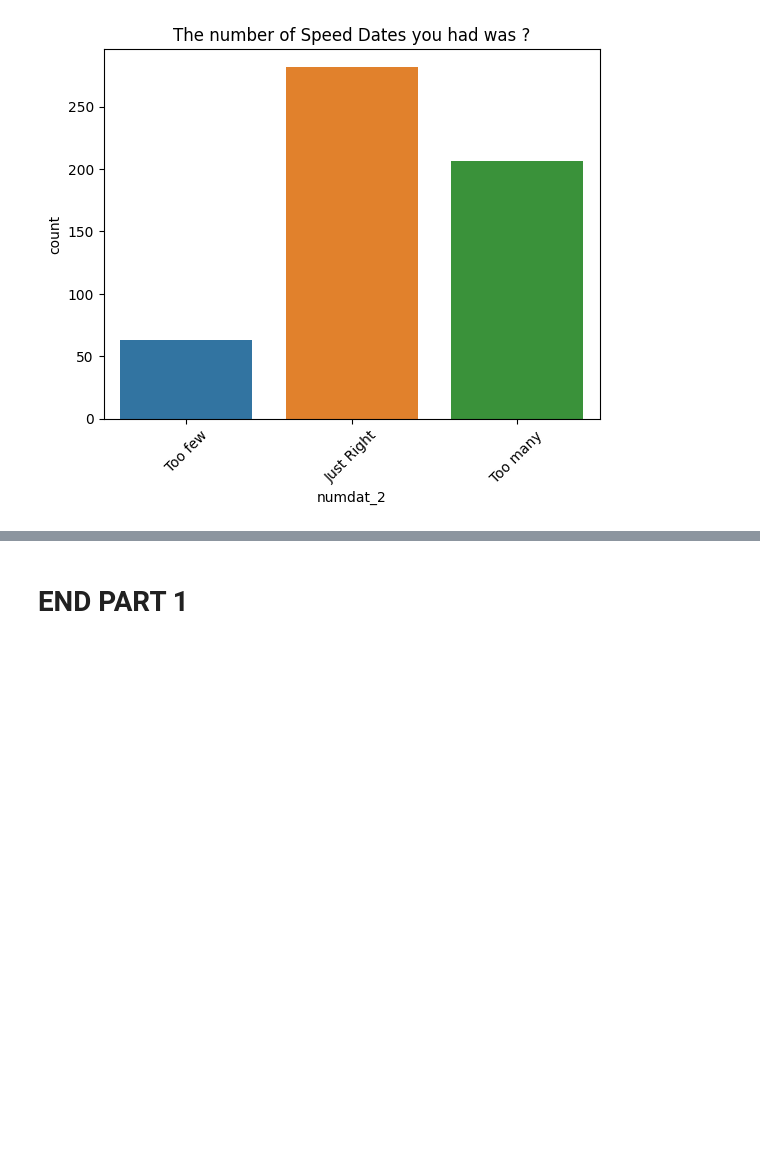
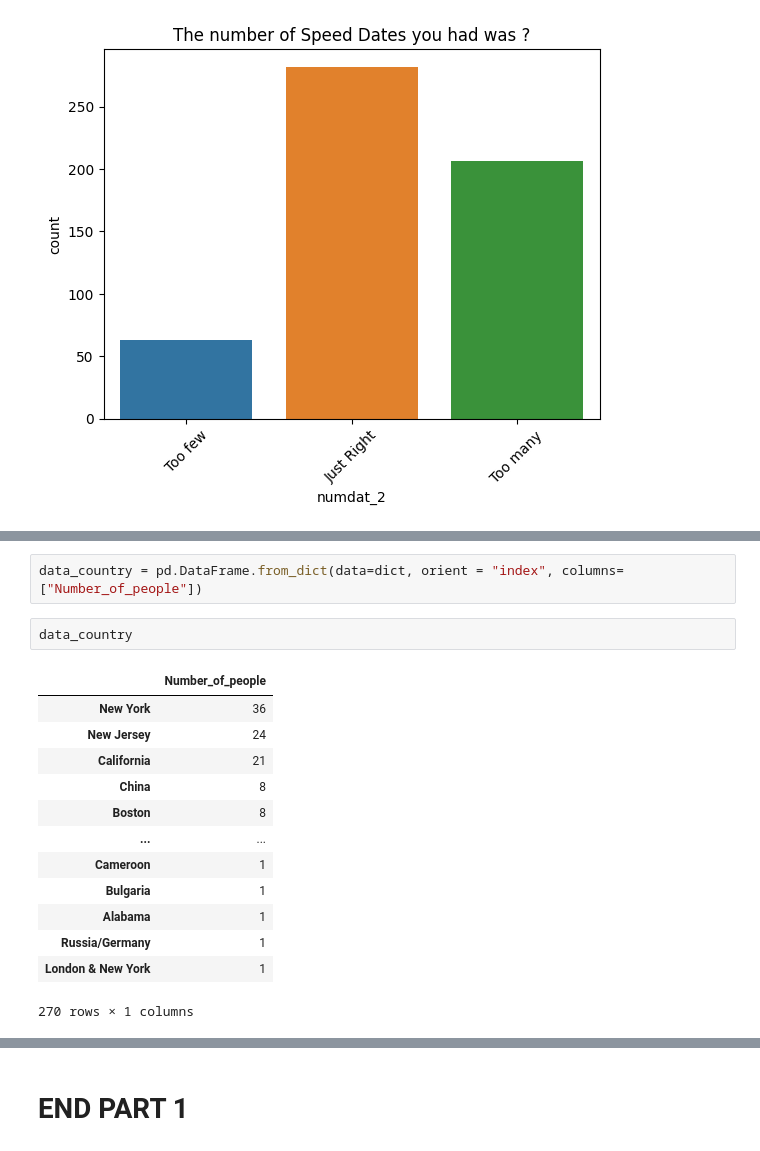
Before and after one commit to linda-kinn/Block_2_Speed_Dating, a Jupyter notebook: Part_0_Speed_Dating.ipynb, the cells around one changed output, grey strips where cells are left out. Cells and saved outputs as stored; diff of their text form; blank space fills up the shorter version.

```diff
--- a/Part_0_Speed_Dating.ipynb
+++ b/Part_0_Speed_Dating.ipynb
@@ -354,0 +417,18 @@ ax13.set_title("The number of Speed Dates you had was ?");
+# %%
+data_country = pd.DataFrame.from_dict(data=dict, orient = "index", columns=["Number_of_people"])
+# %%
+data_country
+# %% [output]
+|  | Number_of_people |
+| New York | 36 |
+| New Jersey | 24 |
+| California | 21 |
+| China | 8 |
+| Boston | 8 |
+| ... | ... |
+| Cameroon | 1 |
+| Bulgaria | 1 |
+| Alabama | 1 |
+| Russia/Germany | 1 |
+| London & New York | 1 |
+270 rows × 1 columns
```
Also changed, not shown: parts of 10 cells of this notebook, 3 other files.
